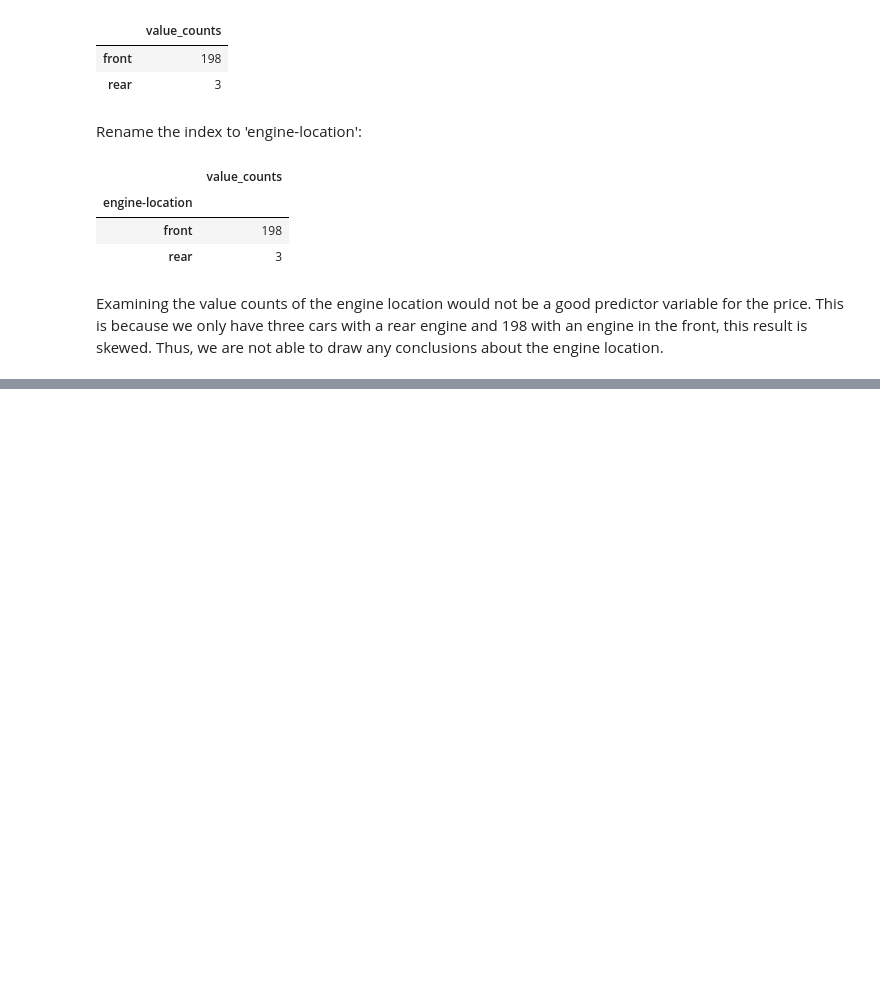
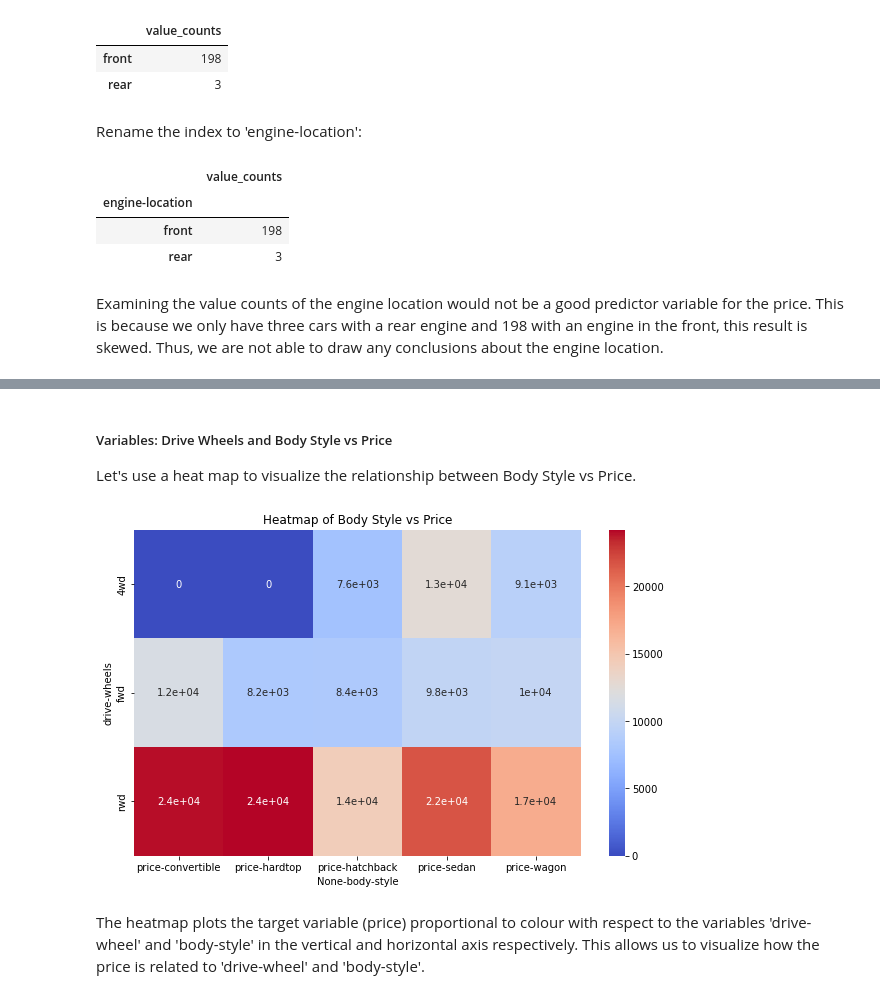
Before and after one commit to Dheerajkulariya/Data-Science-Portfolio-Projects, a Jupyter notebook: Machine-Learning-Projects/ML-Regression-Projects/Automobile-Price-Prediction/Automation Price Prediction.ipynb, the cells around one changed output, grey strips where cells are left out. Cells and saved outputs as stored; diff of their text form; code cells hidden in the pictures; blank space fills up the shorter version.

```diff
--- a/Machine-Learning-Projects/ML-Regression-Projects/Automobile-Price-Prediction/Automation Price Prediction.ipynb
+++ b/Machine-Learning-Projects/ML-Regression-Projects/Automobile-Price-Prediction/Automation Price Prediction.ipynb
@@ -1163,0 +1217,7 @@ Examining the value counts of the engine location would not be a good predictor
+# %%
+# Create 'df_group_test' variable that includes columns like 'drive_wheels', 'body-style' and 'price.
+df_group_test = df[['drive-wheels', 'body-style', 'price']]
+
+# Using mean() to find the average price of each drive wheel and body style category
+grouped_test_01 = df_group_test.groupby(['drive-wheels', 'body-style'],as_index=False).mean()
+grouped_test_01
@@ -1163,0 +1241,4 @@ Examining the value counts of the engine location would not be a good predictor
+# %%
+# Create 'grouped_piovt' variable that includes columns like 'drive_wheels' use the pivot() method to convert the dataframe into a piovt table.
+grouped_piovt = grouped_test_01.pivot(index='drive-wheels', columns='body-style')
+grouped_piovt
@@ -1163,0 +1254,4 @@ Examining the value counts of the engine location would not be a good predictor
+# %%
+# Fill missing values with 0
+grouped_piovt = grouped_piovt.fillna(0)
+grouped_piovt
@@ -1163,0 +1265,14 @@ Examining the value counts of the engine location would not be a good predictor
+# %% [markdown]
+##### Variables: Drive Wheels and Body Style vs Price
+Let's use a heat map to visualize the relationship between Body Style vs Price.
+# %%
+# Create a heatmap
+plt.figure(figsize=(10, 6))
+sns.heatmap(grouped_piovt, annot=True, cmap='coolwarm')
+plt.title('Heatmap of Body Style vs Price')
+plt.show()
+# %% [output]
+[figure, added]
+# %% [markdown]
+
+The heatmap plots the target variable (price) proportional to colour with respect to the variables 'drive-wheel' and 'body-style' in the vertical and horizontal axis respectively. This allows us to visualize how the price is related to 'drive-wheel' and 'body-style'.
```
Also changed, not shown: parts of 15 cells of this notebook.
